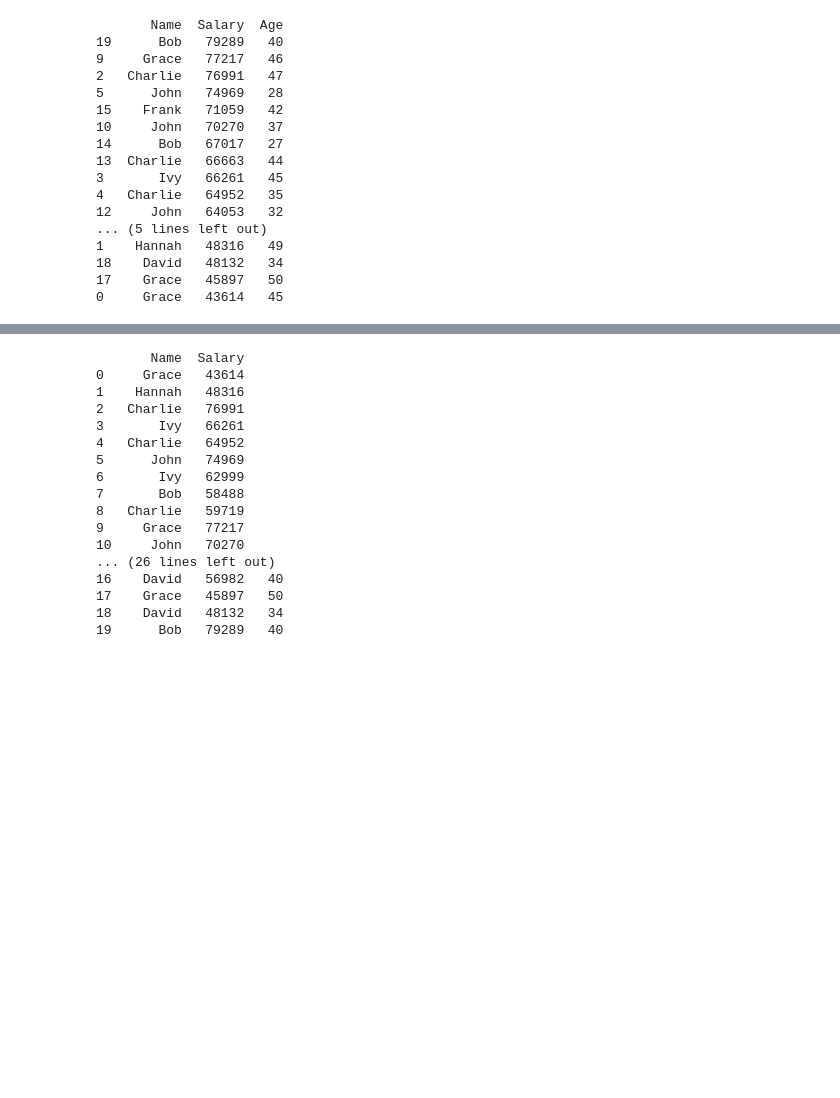
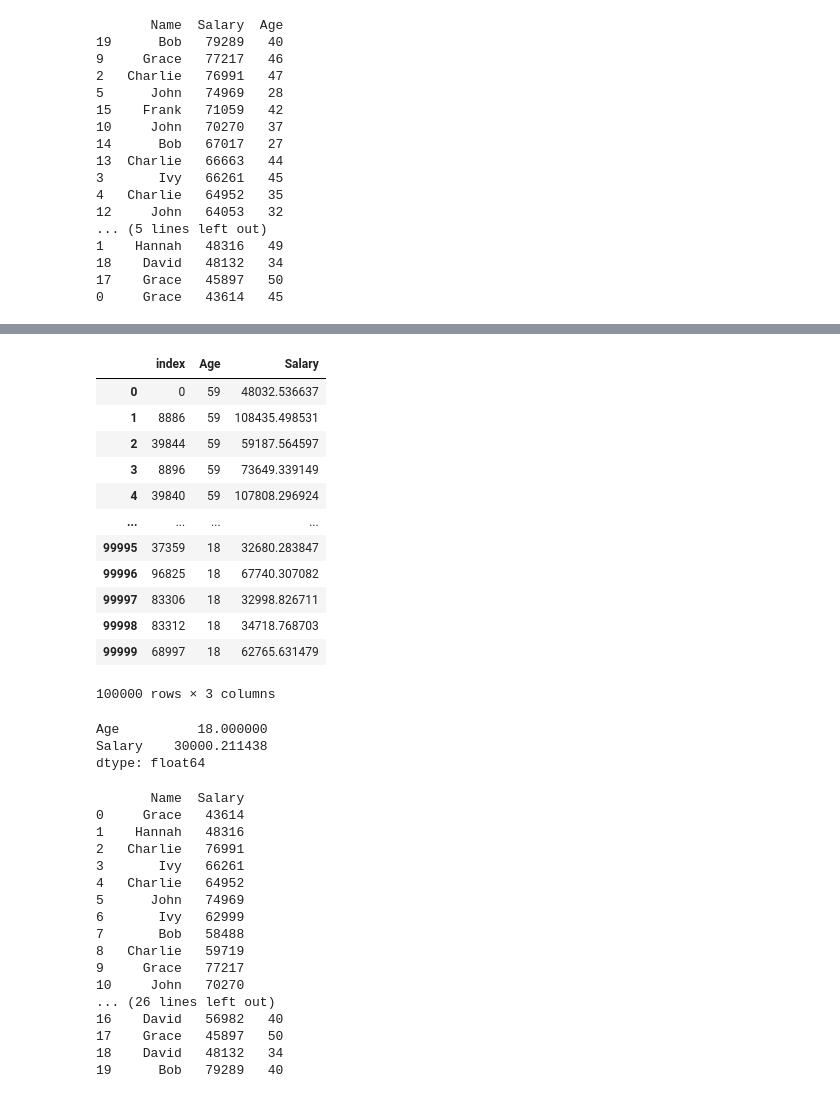
Before and after one commit to Collegenie-X/python_ex, a Jupyter notebook: Pandas/ex_function.ipynb, the cells around one changed output, grey strips where cells are left out. Cells and saved outputs as stored; diff of their text form; code cells hidden in the pictures; blank space fills up the shorter version.

```diff
--- a/Pandas/ex_function.ipynb
+++ b/Pandas/ex_function.ipynb
@@ -110,3 +185,28 @@ print(df_sorted)
+# %%
+# 'score' 열을 기준으로 내림차순 정렬
+df_sorted = df.sort_values(by='Age', ascending=False).reset_index()
+df_sorted
+# %% [output]
+|  | index | Age | Salary |
+| 0 | 0 | 59 | 48032.536637 |
+| 1 | 8886 | 59 | 108435.498531 |
+| 2 | 39844 | 59 | 59187.564597 |
+| 3 | 8896 | 59 | 73649.339149 |
+| 4 | 39840 | 59 | 107808.296924 |
+| ... | ... | ... | ... |
+| 99995 | 37359 | 18 | 32680.283847 |
+| 99996 | 96825 | 18 | 67740.307082 |
+| 99997 | 83306 | 18 | 32998.826711 |
+| 99998 | 83312 | 18 | 34718.768703 |
+| 99999 | 68997 | 18 | 62765.631479 |
+100000 rows × 3 columns
+# %%
+# 모든 숫자형 열에서 최소값을 찾기
+print(df.min())
+# %% [output]
+Age          18.000000
+Salary    30000.211438
+dtype: float64
 # %%
 # 'Age' 열 삭제
 df_dropped = df.drop('Age', axis=1)
```
Also changed, not shown: parts of 9 cells of this notebook, 19 other files.
